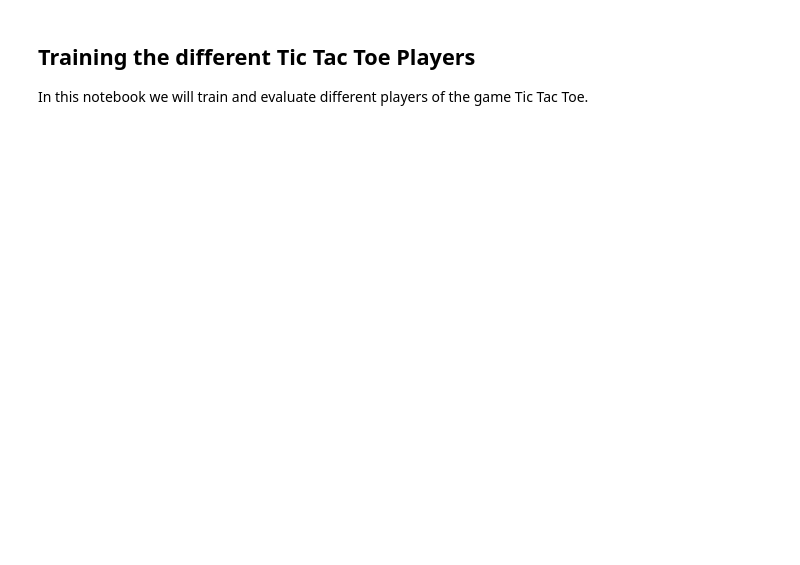
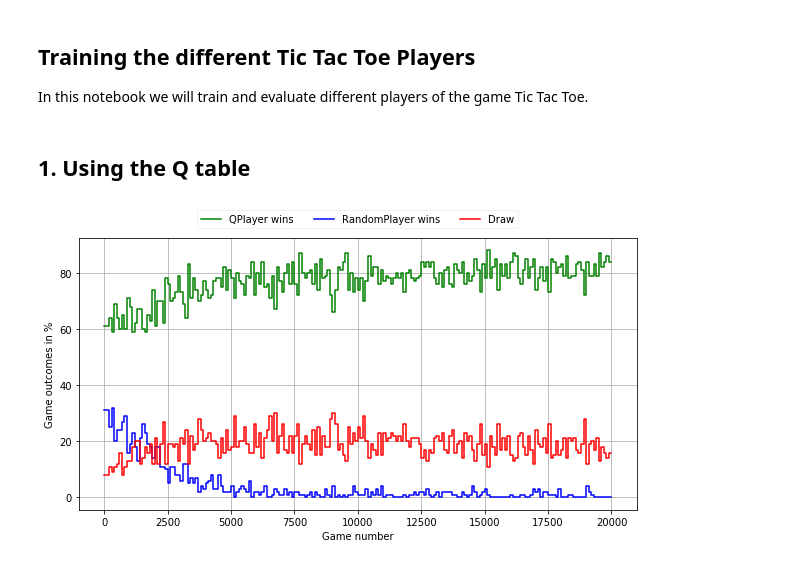
Before and after one commit to simonaertssen/TicTacToe-Reinforcement-Learning, a Jupyter notebook: TrainPlayers.ipynb, the cells around one changed output. Drawn from its saved outputs; the diff is of its cells as text; code cells hidden in the pictures; blank space fills up the shorter version.

```diff
--- a/TrainPlayers.ipynb
+++ b/TrainPlayers.ipynb
@@ -25,0 +37,9 @@ def train(player1, player2, rounds=10, battles=10):
+# %% [markdown]
+## 1. Using the Q table
+# %%
+QPlayer1 = QPlayer(lr=0.9, lrdecay=0.95, exploration=0.1, explorationdecay=0.99)
+QPlayer1.rewards = {"WINNER": 1.0, "LOSER":-1.0, "MADEDRAW":0.8, "CHOSEDRAW":0.5}
+
+train(QPlayer1, RandomPlayer(), rounds=200, battles=100)
+# %% [output]
+[figure, added]
```
Also changed, not shown: parts of 25 cells of this notebook.
